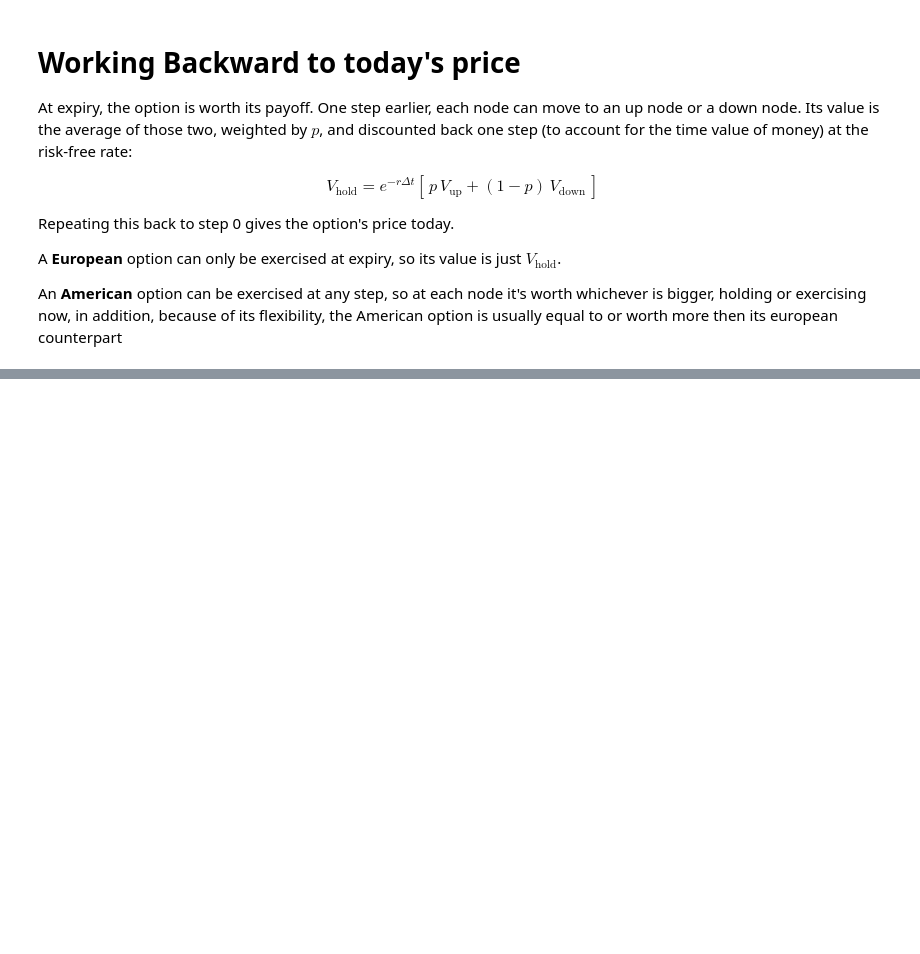
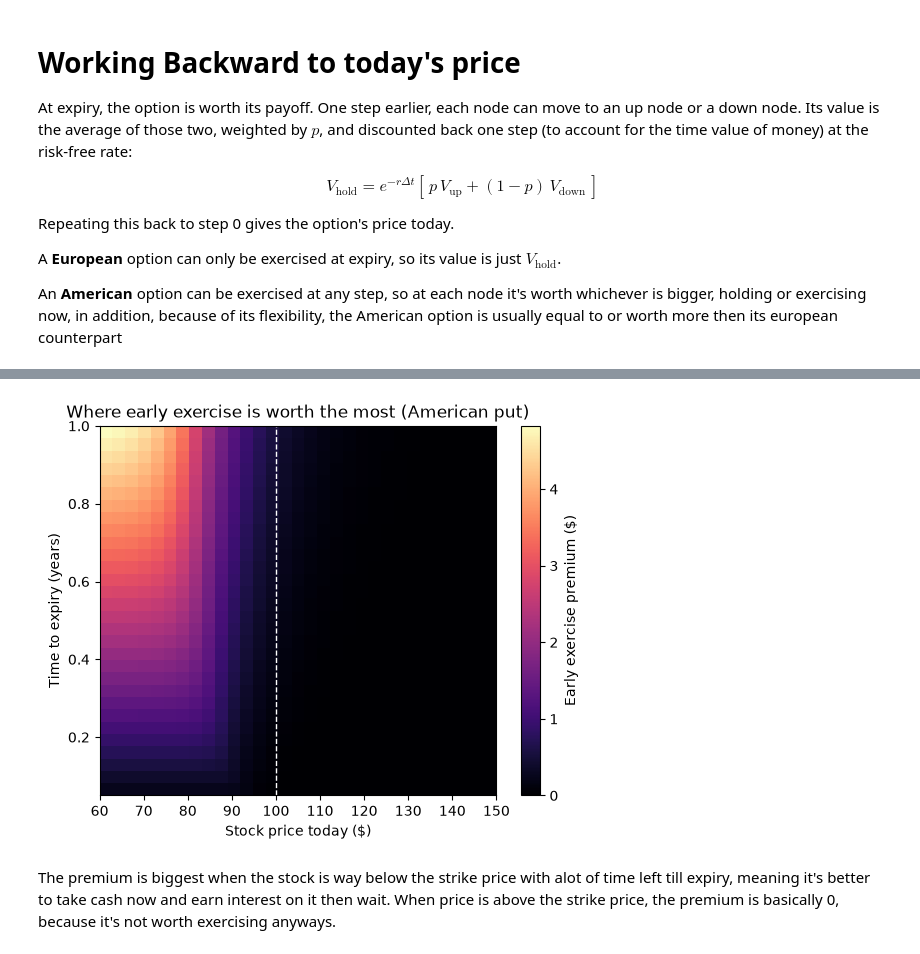
Before and after one commit to AmiraliNorouzi08/binomial-options-pricing-model, a Jupyter notebook: bopm.ipynb, the cells around one changed output, grey strips where cells are left out. Cells and saved outputs as stored; diff of their text form; code cells hidden in the pictures; blank space fills up the shorter version.

```diff
--- a/bopm.ipynb
+++ b/bopm.ipynb
@@ -96,0 +207,33 @@ def option_price(S0, K, T, r, sigma, N, option_type, american):
+# %%
+stock_prices = []
+for i in range(31):
+    stock_prices.append(60 + 3 * i)
+
+times = []
+for i in range(30):
+    times.append(0.05 + i * 0.95 / 29)
+
+premium = []
+for t_left in times:
+    row = []
+    for s in stock_prices:
+        am = option_price(s, K, t_left, r, sigma, 100, "put", True)
+        eu = option_price(s, K, t_left, r, sigma, 100, "put", False)
+        row.append(am - eu)
+    premium.append(row)
+
+plt.figure()
+plt.imshow(premium, origin="lower", aspect="auto", cmap="magma",
+           extent=[stock_prices[0], stock_prices[-1], times[0], times[-1]])
+plt.colorbar(label="Early exercise premium ($)")
+plt.axvline(K, color="white", linestyle="--", linewidth=1)
+plt.xlabel("Stock price today ($)")
+plt.ylabel("Time to expiry (years)")
+plt.title("Where early exercise is worth the most (American put)")
+plt.grid(False)
+plt.savefig("images/heatmap.png")
+plt.show()
+# %% [output]
+[figure, added]
+# %% [markdown]
+The premium is biggest when the stock is way below the strike price with alot of time left till expiry, meaning it's better to take cash now and earn interest on it then wait. When price is above the strike price, the premium is basically 0, because it's not worth exercising anyways.
```
Also changed, not shown: parts of 9 cells of this notebook, 3 other files.
